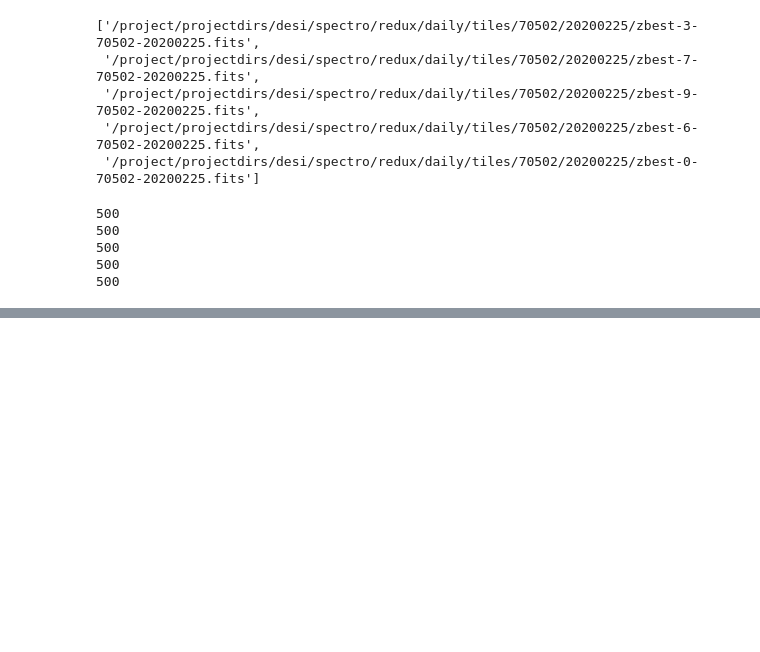
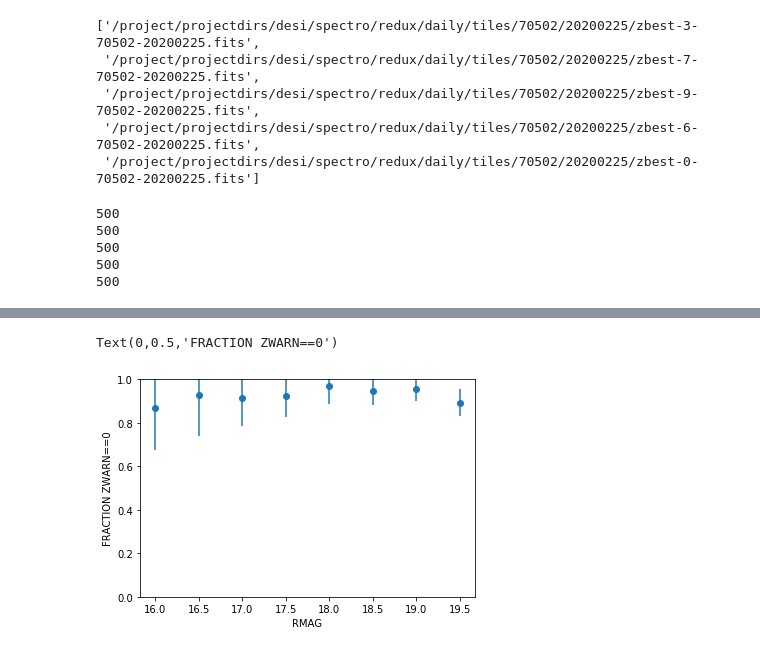
Before and after one commit to forero/SandboxDESI, a Jupyter notebook: minisv/20200225/explore_20200225.ipynb, the cells around one changed output, grey strips where cells are left out. Cells and saved outputs as stored; diff of their text form; code cells hidden in the pictures; blank space fills up the shorter version.

```diff
--- a/minisv/20200225/explore_20200225.ipynb
+++ b/minisv/20200225/explore_20200225.ipynb
@@ -151,0 +140,20 @@ fibermap_all['TARGETID']==
+# %%
+delta_r = 0.5
+r_mag_bins = np.arange(16, 20.0, delta_r)
+z_warn0_frac = np.ones(len(r_mag_bins))
+z_warn0_frac_err = np.ones(len(r_mag_bins))
+
+for i,r_min in enumerate(r_mag_bins):
+    print(r_min)
+    r_max = r_min + delta_r
+    ii = (rmag>r_min) & (rmag<r_max)
+    is_galaxy = zbest_data_all[ii]['SPECTYPE']=='GALAXY'
+    no_warning = zbest_data_all[ii]['ZWARN']==0
+    good_fiber = fibermap_all[ii]['FIBERSTATUS']==0
+
+    n_tot = np.count_nonzero(is_galaxy)
+    n_no_warn = np.count_nonzero(no_warning & is_galaxy)
+    z_warn0_frac[i] = n_no_warn/n_tot
+    z_warn0_frac_err[i] = np.sqrt(n_no_warn)/n_tot
+
+    print(n_tot, n_no_warn)
@@ -151,0 +177,8 @@ fibermap_all['TARGETID']==
+# %%
+plt.errorbar(r_mag_bins, z_warn0_frac, z_warn0_frac_err, fmt='o')
+plt.ylim([0,1])
+plt.xlabel('RMAG')
+plt.ylabel('FRACTION ZWARN==0')
+# %% [output]
+Text(0,0.5,'FRACTION ZWARN==0')
+[figure, added]
```
Also changed, not shown: parts of 8 cells of this notebook.
